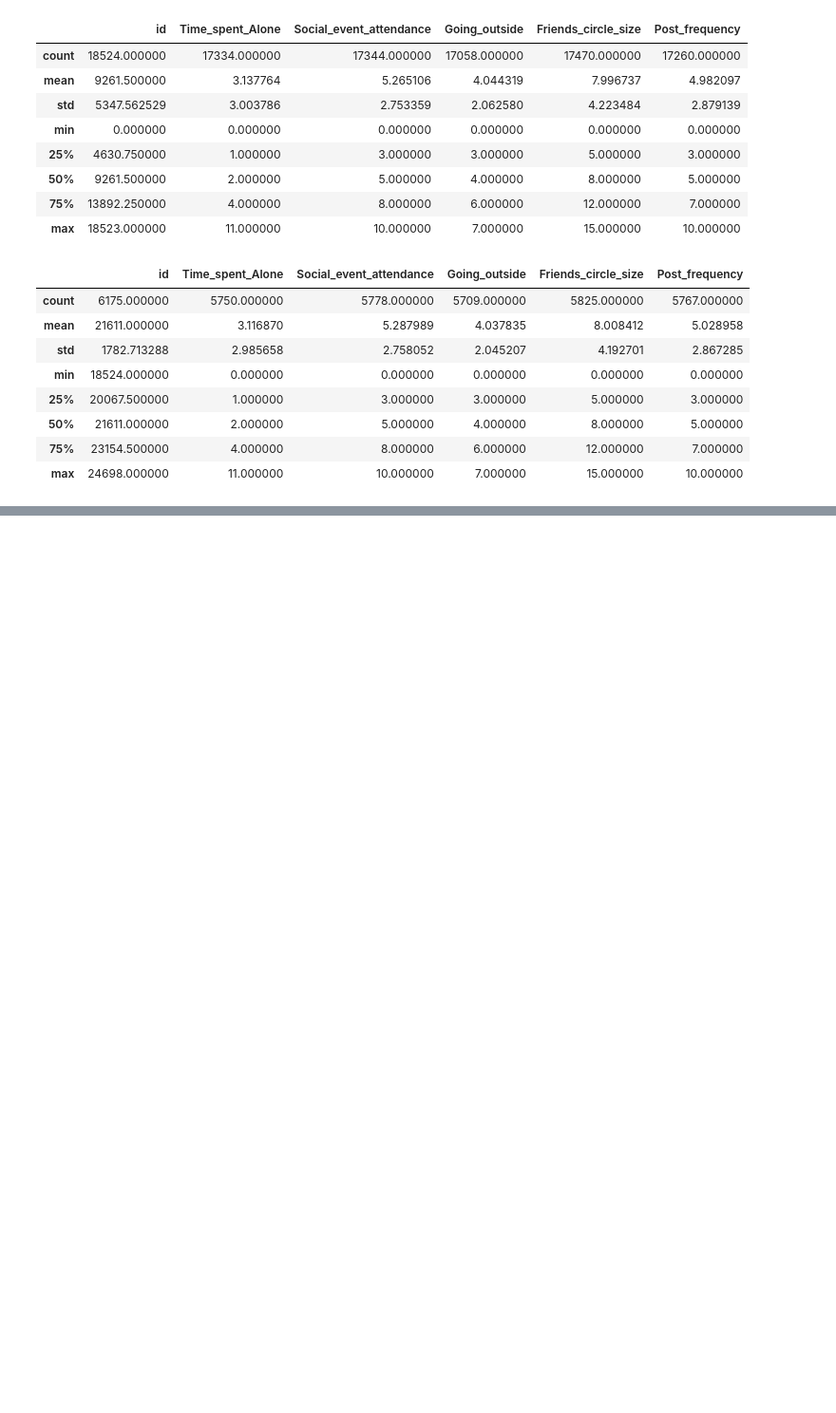
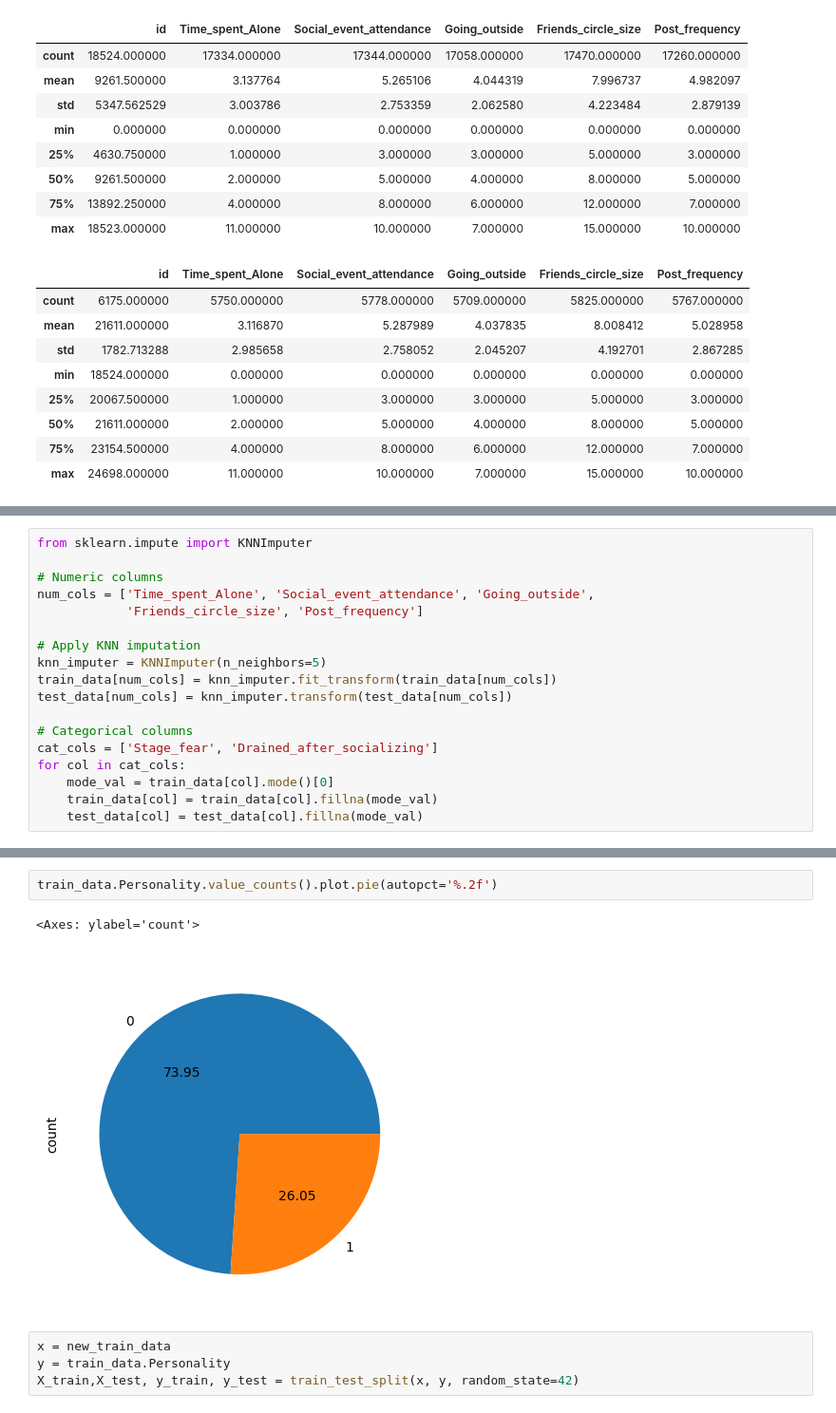
Before and after one commit to KoKoustav/Predict-the-Introverts-from-the-Extroverts, a Jupyter notebook: notebook.ipynb, the cells around one changed output, grey strips where cells are left out. Shown at 95% size. Drawn from its saved outputs; the diff is of its cells as text; blank space fills up the shorter version.

```diff
--- a/notebook.ipynb
+++ b/notebook.ipynb
@@ -91,0 +160,18 @@ display(test_data.describe())
+# %%
+from sklearn.impute import KNNImputer
+
+# Numeric columns
+num_cols = ['Time_spent_Alone', 'Social_event_attendance', 'Going_outside',
+            'Friends_circle_size', 'Post_frequency']
+
+# Apply KNN imputation
+knn_imputer = KNNImputer(n_neighbors=5)
+train_data[num_cols] = knn_imputer.fit_transform(train_data[num_cols])
+test_data[num_cols] = knn_imputer.transform(test_data[num_cols])
+
+# Categorical columns
+cat_cols = ['Stage_fear', 'Drained_after_socializing']
+for col in cat_cols:
+    mode_val = train_data[col].mode()[0]
+    train_data[col] = train_data[col].fillna(mode_val)
+    test_data[col] = test_data[col].fillna(mode_val)
@@ -91,0 +264,9 @@ display(test_data.describe())
+# %%
+train_data.Personality.value_counts().plot.pie(autopct='%.2f')
+# %% [output]
+<Axes: ylabel='count'>
+[figure, added]
+# %%
+x = new_train_data
+y = train_data.Personality
+X_train,X_test, y_train, y_test = train_test_split(x, y, random_state=42)
```
Also changed, not shown: parts of 23 cells of this notebook, 1 other file.
